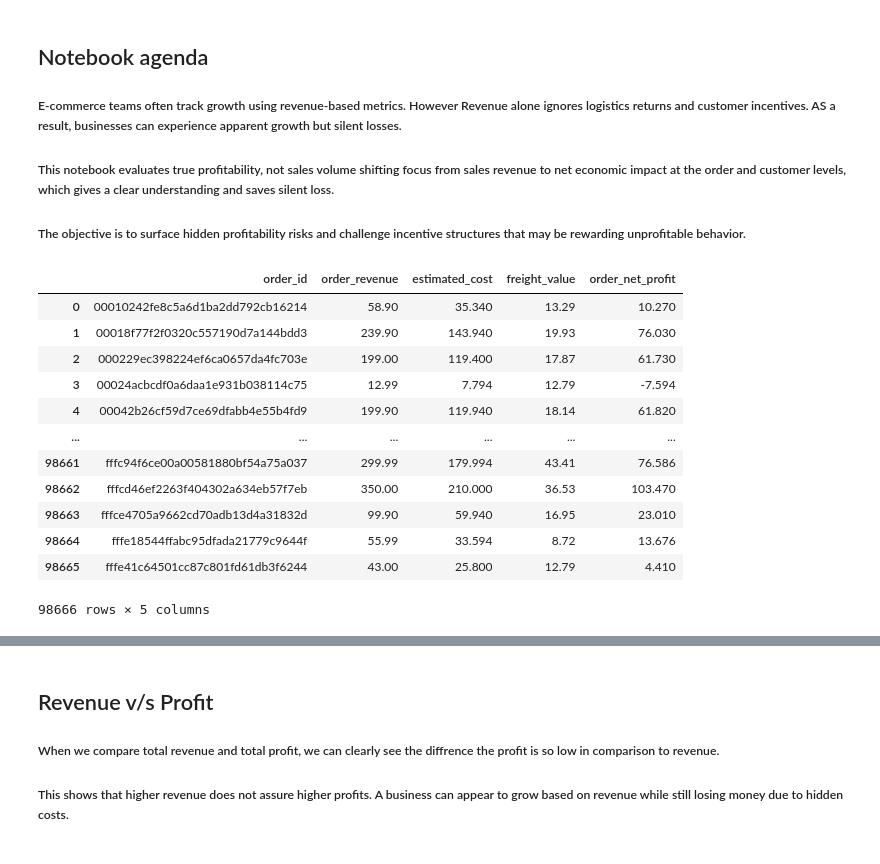
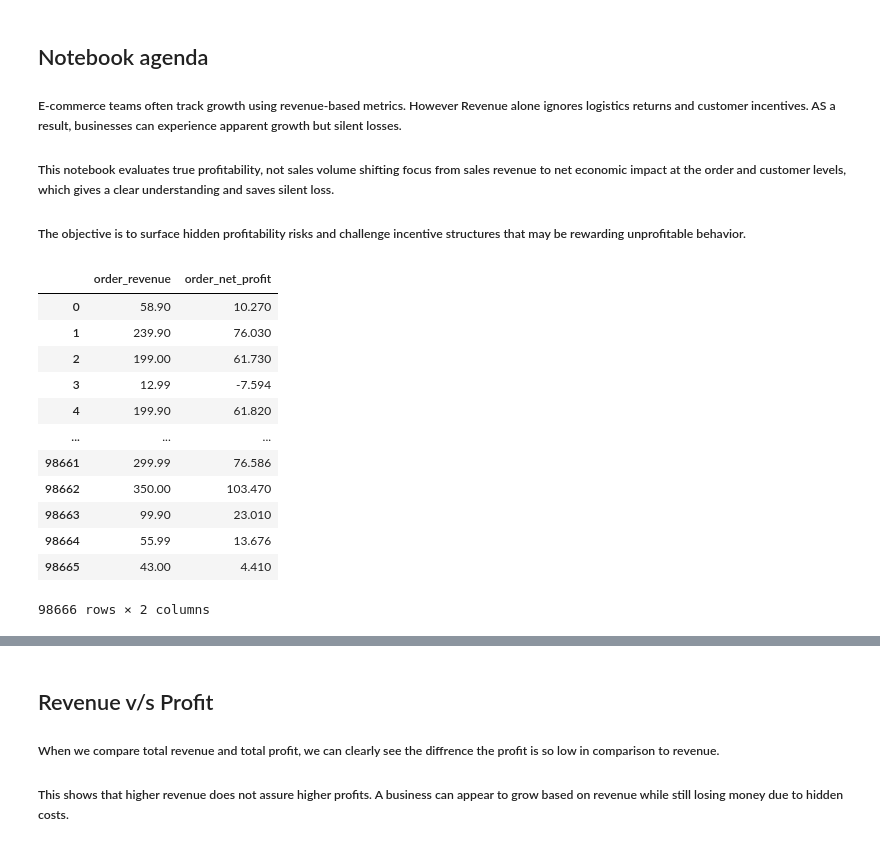
Before and after one commit to Divy-007/Data_science_projetcs, a Jupyter notebook: ecommerce-anayltics/notebooks/03_business_StoryTelling.ipynb, the cells around one changed output, grey strips where cells are left out. Saved outputs shown, nothing was run; the diff lists cells and outputs as text; code cells hidden in the pictures.

```diff
--- a/ecommerce-anayltics/notebooks/03_business_StoryTelling.ipynb
+++ b/ecommerce-anayltics/notebooks/03_business_StoryTelling.ipynb
@@ -19,25 +19,27 @@ engine = create_engine(DB_URI)
 # %%
 #load data
 query = """
 SELECT
     SUM(order_revenue) AS total_revenue,
     SUM(order_net_profit) AS total_profit
 FROM ecommerce.order_profit;
 """
 
 order_profit= pd.read_sql("SELECT * FROM ecommerce.order_profit;", engine)
+order_profit=order_profit[["order_revenue","order_net_profit"]]
+
 order_profit
 # %% [output]
-|  | order_id | order_revenue | estimated_cost | freight_value | order_net_profit |
-| 0 | 00010242fe8c5a6d1ba2dd792cb16214 | 58.90 | 35.340 | 13.29 | 10.270 |
-| 1 | 00018f77f2f0320c557190d7a144bdd3 | 239.90 | 143.940 | 19.93 | 76.030 |
-| 2 | 000229ec398224ef6ca0657da4fc703e | 199.00 | 119.400 | 17.87 | 61.730 |
-| 3 | 00024acbcdf0a6daa1e931b038114c75 | 12.99 | 7.794 | 12.79 | -7.594 |
-| 4 | 00042b26cf59d7ce69dfabb4e55b4fd9 | 199.90 | 119.940 | 18.14 | 61.820 |
-| ... | ... | ... | ... | ... | ... |
-| 98661 | fffc94f6ce00a00581880bf54a75a037 | 299.99 | 179.994 | 43.41 | 76.586 |
-| 98662 | fffcd46ef2263f404302a634eb57f7eb | 350.00 | 210.000 | 36.53 | 103.470 |
-| 98663 | fffce4705a9662cd70adb13d4a31832d | 99.90 | 59.940 | 16.95 | 23.010 |
-| 98664 | fffe18544ffabc95dfada21779c9644f | 55.99 | 33.594 | 8.72 | 13.676 |
-| 98665 | fffe41c64501cc87c801fd61db3f6244 | 43.00 | 25.800 | 12.79 | 4.410 |
+|  | order_revenue | order_net_profit |
+| 0 | 58.90 | 10.270 |
+| 1 | 239.90 | 76.030 |
+| 2 | 199.00 | 61.730 |
+| 3 | 12.99 | -7.594 |
+| 4 | 199.90 | 61.820 |
+| ... | ... | ... |
+| 98661 | 299.99 | 76.586 |
+| 98662 | 350.00 | 103.470 |
+| 98663 | 99.90 | 23.010 |
+| 98664 | 55.99 | 13.676 |
+| 98665 | 43.00 | 4.410 |
-98666 rows × 5 columns
+98666 rows × 2 columns
```
Also changed, not shown: parts of 19 cells of this notebook.
